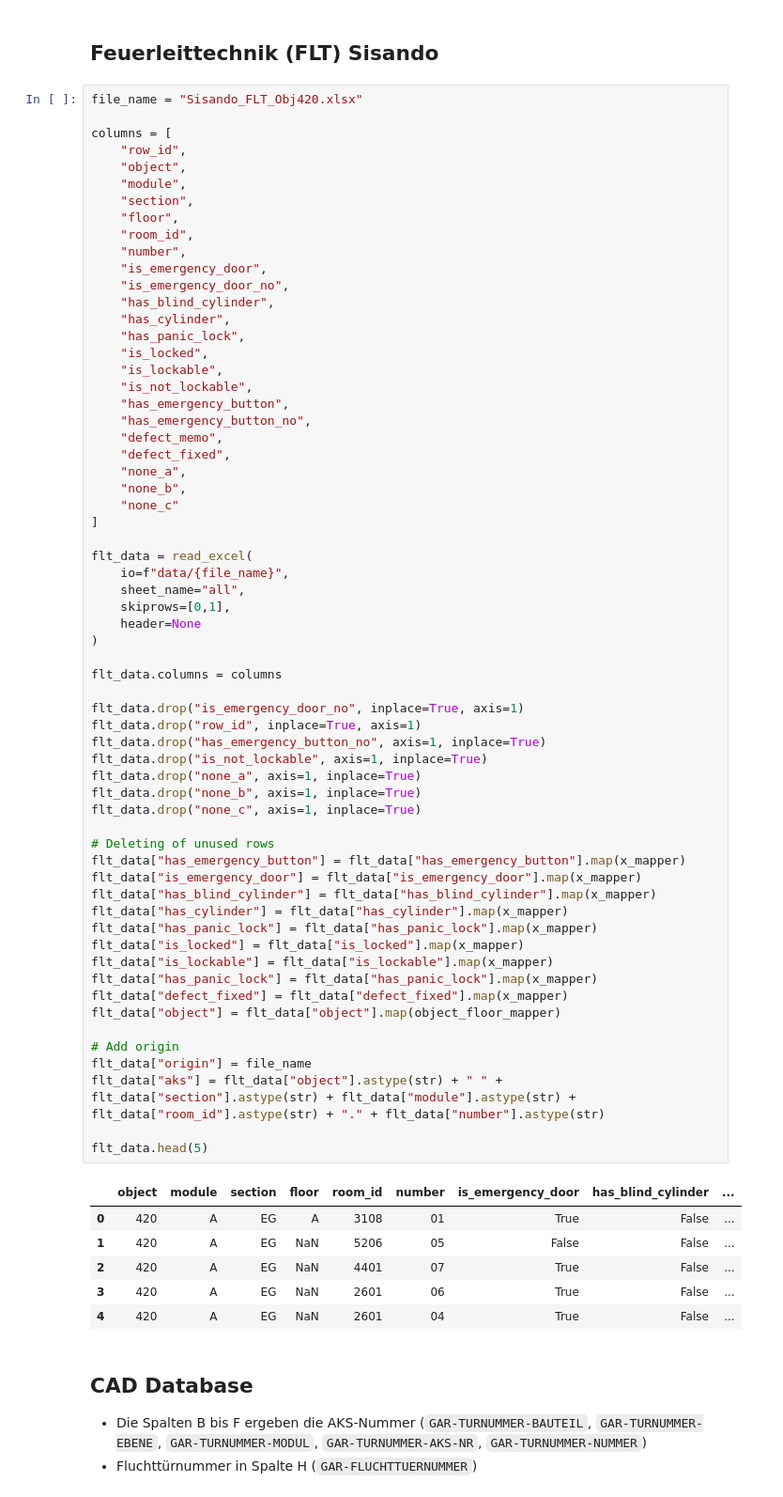
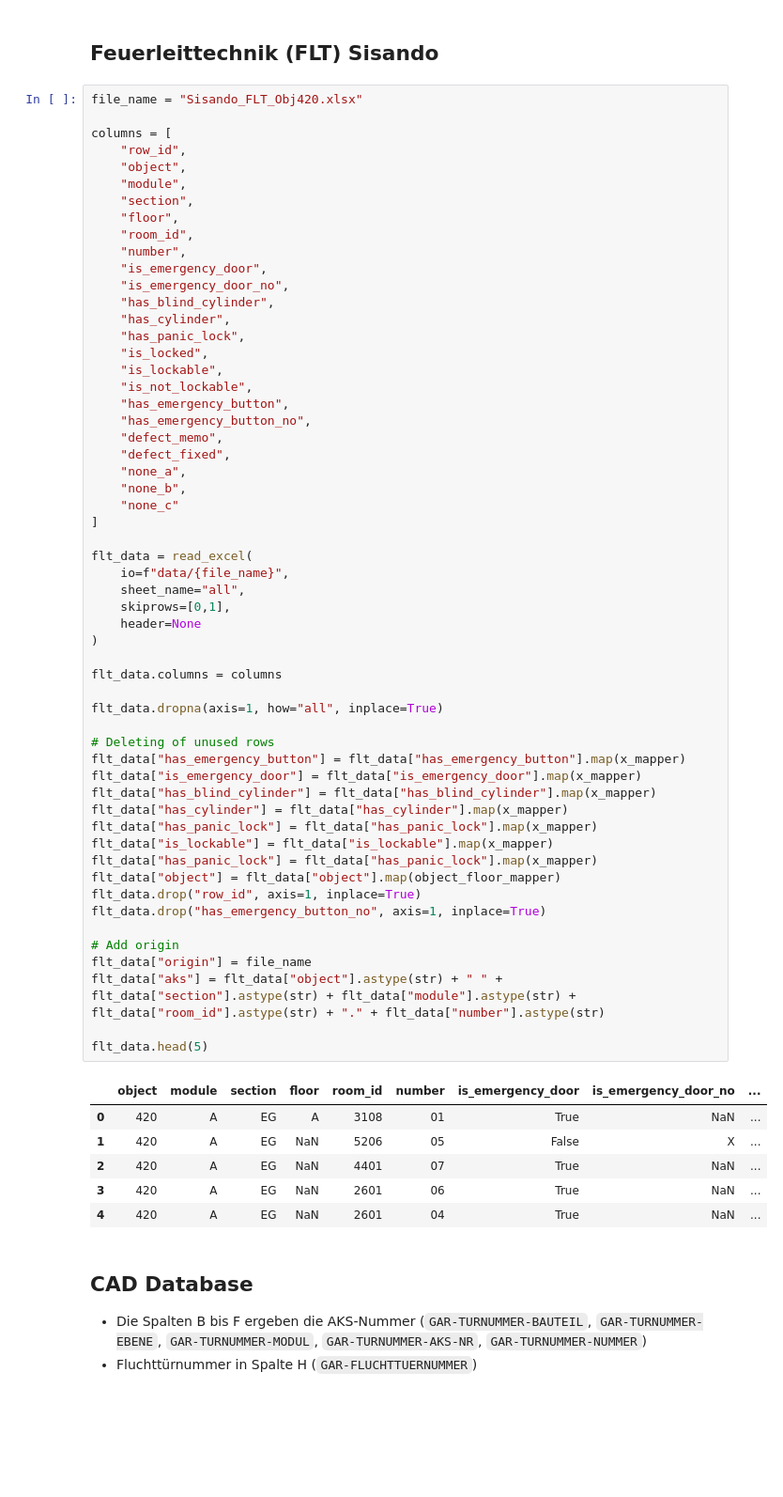
Before and after one commit to mckoh/vie-doors, a Jupyter notebook: sandbox.ipynb, the cells around one changed output. Shown: that part at 94% size. Drawn from its saved outputs; the diff is of its cells as text; blank space fills up the shorter version.

```diff
--- a/sandbox.ipynb
+++ b/sandbox.ipynb
@@ -184,48 +182,42 @@ columns = [
     "none_b",
     "none_c"
 ]
 
 flt_data = read_excel(
     io=f"data/{file_name}",
     sheet_name="all",
     skiprows=[0,1],
     header=None
 )
 
 flt_data.columns = columns
 
-flt_data.drop("is_emergency_door_no", inplace=True, axis=1)
-flt_data.drop("row_id", inplace=True, axis=1)
-flt_data.drop("has_emergency_button_no", axis=1, inplace=True)
-flt_data.drop("is_not_lockable", axis=1, inplace=True)
-flt_data.drop("none_a", axis=1, inplace=True)
-flt_data.drop("none_b", axis=1, inplace=True)
-flt_data.drop("none_c", axis=1, inplace=True)
+flt_data.dropna(axis=1, how="all", inplace=True)
 
 # Deleting of unused rows
 flt_data["has_emergency_button"] = flt_data["has_emergency_button"].map(x_mapper)
 flt_data["is_emergency_door"] = flt_data["is_emergency_door"].map(x_mapper)
 flt_data["has_blind_cylinder"] = flt_data["has_blind_cylinder"].map(x_mapper)
 flt_data["has_cylinder"] = flt_data["has_cylinder"].map(x_mapper)
 flt_data["has_panic_lock"] = flt_data["has_panic_lock"].map(x_mapper)
-flt_data["is_locked"] = flt_data["is_locked"].map(x_mapper)
 flt_data["is_lockable"] = flt_data["is_lockable"].map(x_mapper)
 flt_data["has_panic_lock"] = flt_data["has_panic_lock"].map(x_mapper)
-flt_data["defect_fixed"] = flt_data["defect_fixed"].map(x_mapper)
 flt_data["object"] = flt_data["object"].map(object_floor_mapper)
+flt_data.drop("row_id", axis=1, inplace=True)
+flt_data.drop("has_emergency_button_no", axis=1, inplace=True)
 
 # Add origin
 flt_data["origin"] = file_name
 flt_data["aks"] = flt_data["object"].astype(str) + " " + flt_data["section"].astype(str) + flt_data["module"].astype(str) + flt_data["room_id"].astype(str) + "." + flt_data["number"].astype(str)
 
 flt_data.head(5)
 # %% [output]
-|  | object | module | section | floor | room_id | number | is_emergency_door | has_blind_cylinder | ... |
-| 0 | 420 | A | EG | A | 3108 | 01 | True | False | ... |
-| 1 | 420 | A | EG | NaN | 5206 | 05 | False | False | ... |
-| 2 | 420 | A | EG | NaN | 4401 | 07 | True | False | ... |
-| 3 | 420 | A | EG | NaN | 2601 | 06 | True | False | ... |
-| 4 | 420 | A | EG | NaN | 2601 | 04 | True | False | ... |
+|  | object | module | section | floor | room_id | number | is_emergency_door | is_emergency_door_no | ... |
+| 0 | 420 | A | EG | A | 3108 | 01 | True | NaN | ... |
+| 1 | 420 | A | EG | NaN | 5206 | 05 | False | X | ... |
+| 2 | 420 | A | EG | NaN | 4401 | 07 | True | NaN | ... |
+| 3 | 420 | A | EG | NaN | 2601 | 06 | True | NaN | ... |
+| 4 | 420 | A | EG | NaN | 2601 | 04 | True | NaN | ... |
 # %% [markdown]
 ## CAD Database
 
```
Also changed, not shown: parts of 6 cells of this notebook.
